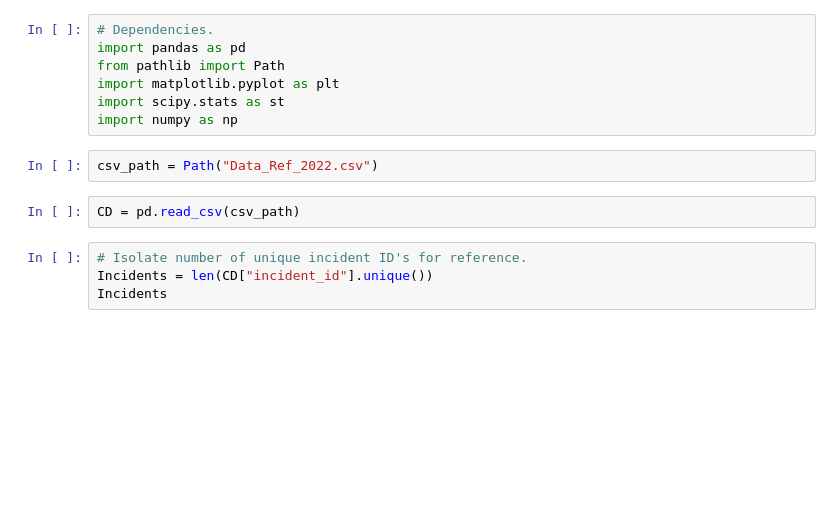
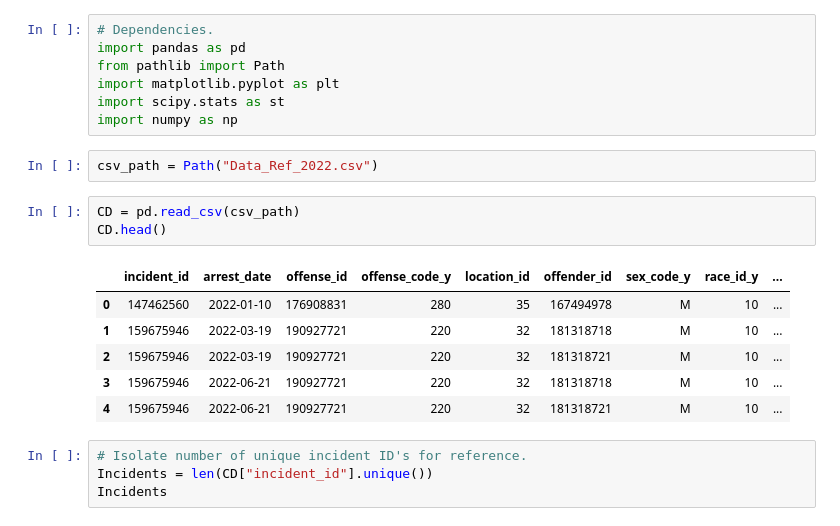
Before and after one commit to EFMelville/project-one, a Jupyter notebook: 2022_Crime_Data_Visual.ipynb, the cells around one changed output. Saved outputs shown, nothing was run; the diff lists cells and outputs as text; blank space fills up the shorter version.

```diff
--- a/2022_Crime_Data_Visual.ipynb
+++ b/2022_Crime_Data_Visual.ipynb
@@ -11,6 +11,14 @@ import numpy as np
 csv_path = Path("Data_Ref_2022.csv")
 # %%
 CD = pd.read_csv(csv_path)
+CD.head()
+# %% [output]
+|  | incident_id | arrest_date | offense_id | offense_code_y | location_id | offender_id | sex_code_y | race_id_y | ... |
+| 0 | 147462560 | 2022-01-10 | 176908831 | 280 | 35 | 167494978 | M | 10 | ... |
+| 1 | 159675946 | 2022-03-19 | 190927721 | 220 | 32 | 181318718 | M | 10 | ... |
+| 2 | 159675946 | 2022-03-19 | 190927721 | 220 | 32 | 181318721 | M | 10 | ... |
+| 3 | 159675946 | 2022-06-21 | 190927721 | 220 | 32 | 181318718 | M | 10 | ... |
+| 4 | 159675946 | 2022-06-21 | 190927721 | 220 | 32 | 181318721 | M | 10 | ... |
 # %%
 # Isolate number of unique incident ID's for reference.
 Incidents = len(CD["incident_id"].unique())
```
Also changed, not shown: 4 other files.
